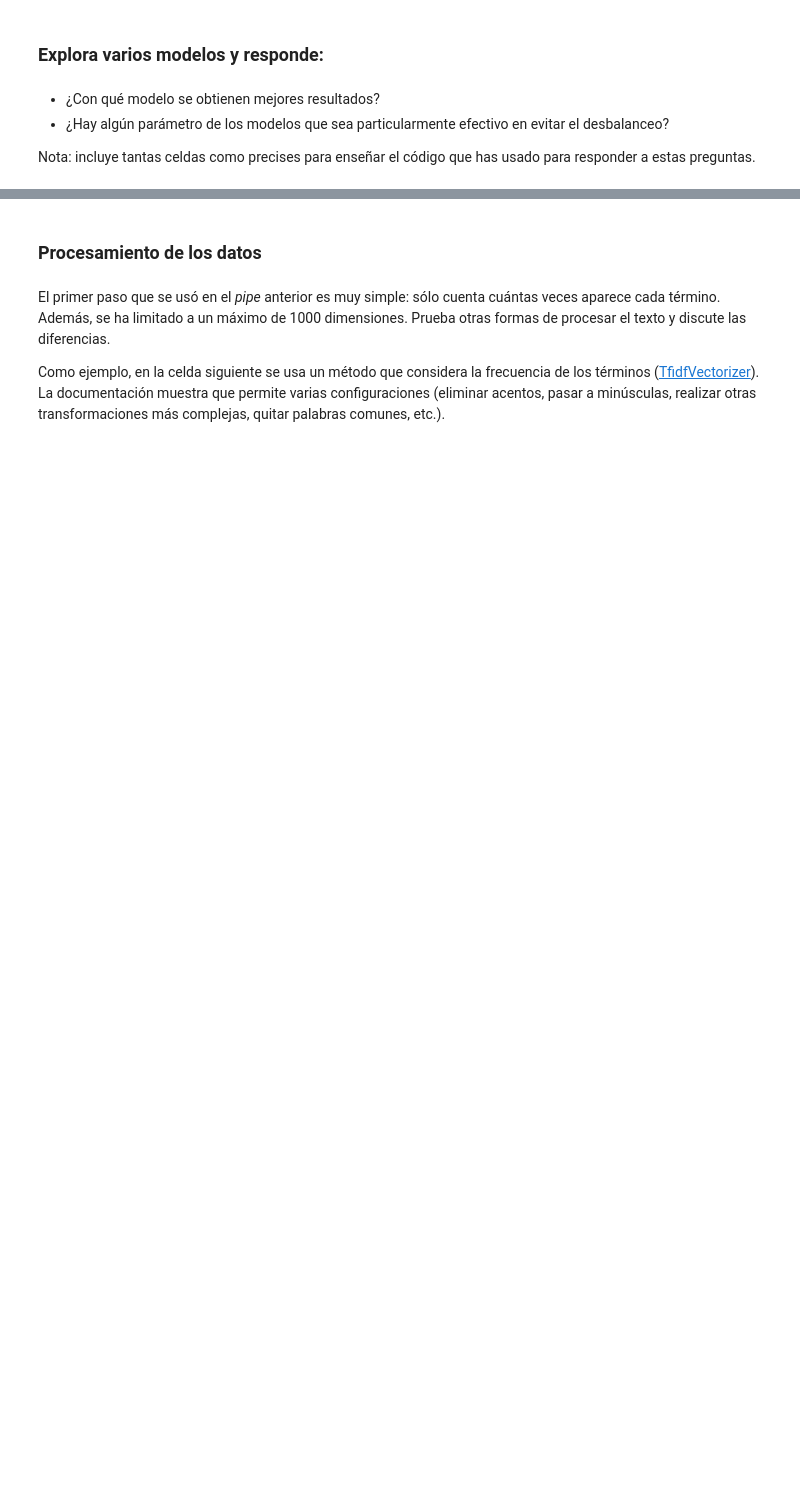
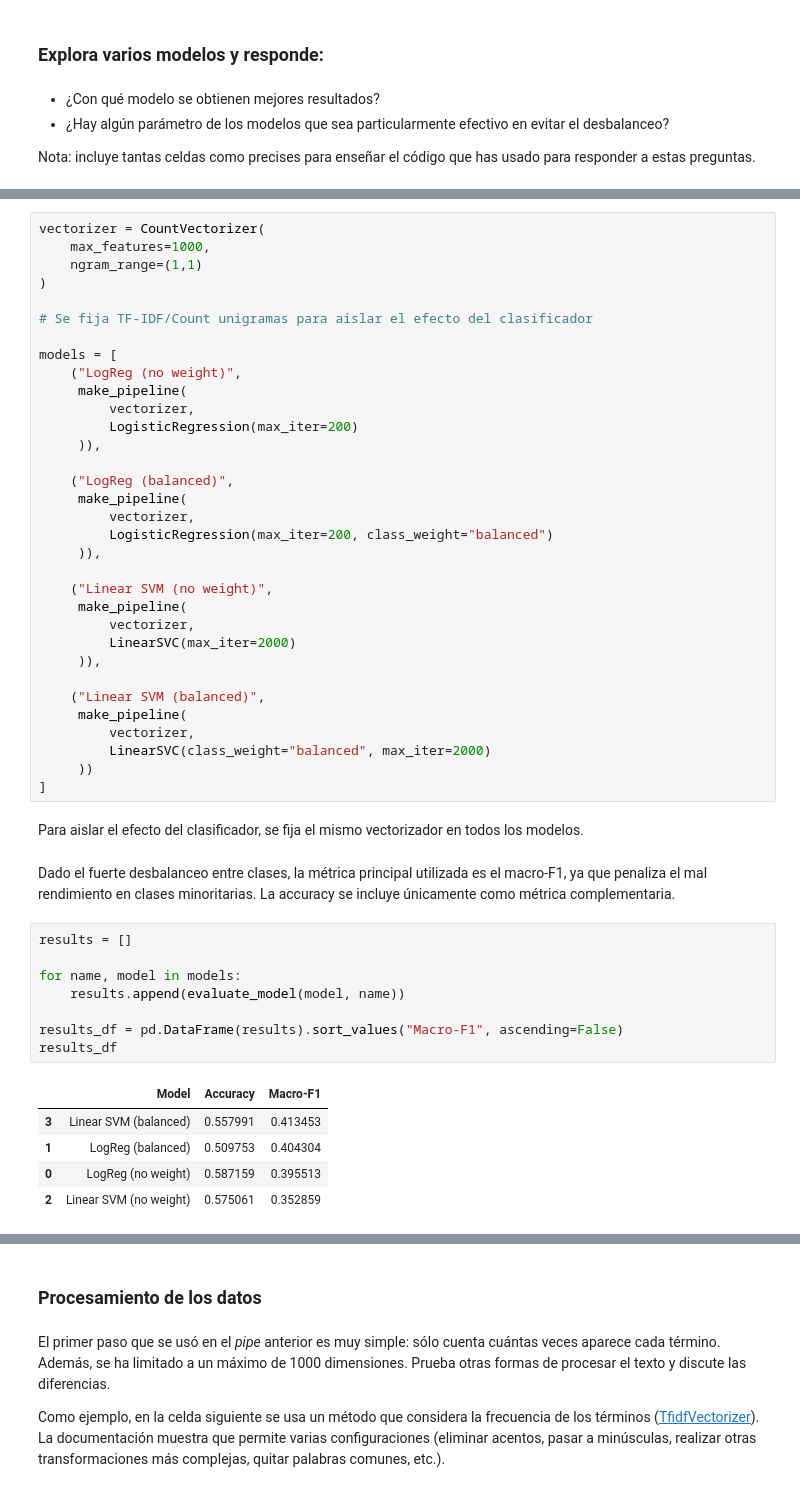
Before and after one commit to gborras10/MachineLearningProjects, a Jupyter notebook: assignements/assignment_3_clasificacion_textos/p4_03.ipynb, the cells around one changed output, grey strips where cells are left out. Saved outputs shown, nothing was run; the diff lists cells and outputs as text; blank space fills up the shorter version.

```diff
--- a/assignements/assignment_3_clasificacion_textos/p4_03.ipynb
+++ b/assignements/assignment_3_clasificacion_textos/p4_03.ipynb
@@ -164,0 +293,51 @@ Nota: incluye tantas celdas como precises para enseñar el código que has usado
+# %%
+vectorizer = CountVectorizer(
+    max_features=1000,
+    ngram_range=(1,1)
+)
+
+# Se fija TF-IDF/Count unigramas para aislar el efecto del clasificador
+
+models = [
+    ("LogReg (no weight)",
+     make_pipeline(
+         vectorizer,
+         LogisticRegression(max_iter=200)
+     )),
+
+    ("LogReg (balanced)",
+     make_pipeline(
+         vectorizer,
+         LogisticRegression(max_iter=200, class_weight="balanced")
+     )),
+
+    ("Linear SVM (no weight)",
+     make_pipeline(
+         vectorizer,
+         LinearSVC(max_iter=2000)
+     )),
+
+    ("Linear SVM (balanced)",
+     make_pipeline(
+         vectorizer,
+         LinearSVC(class_weight="balanced", max_iter=2000)
+     ))
+]
+# %% [markdown]
+Para aislar el efecto del clasificador, se fija el mismo vectorizador en todos los modelos.
+# %% [markdown]
+Dado el fuerte desbalanceo entre clases, la métrica principal utilizada es el macro-F1, ya que penaliza el mal rendimiento en clases minoritarias. La accuracy se incluye únicamente como métrica complementaria.
+# %%
+results = []
+
+for name, model in models:
+    results.append(evaluate_model(model, name))
+
+results_df = pd.DataFrame(results).sort_values("Macro-F1", ascending=False)
+results_df
+# %% [output]
+|  | Model | Accuracy | Macro-F1 |
+| 3 | Linear SVM (balanced) | 0.557991 | 0.413453 |
+| 1 | LogReg (balanced) | 0.509753 | 0.404304 |
+| 0 | LogReg (no weight) | 0.587159 | 0.395513 |
+| 2 | Linear SVM (no weight) | 0.575061 | 0.352859 |
```
Also changed, not shown: parts of 31 cells of this notebook.
